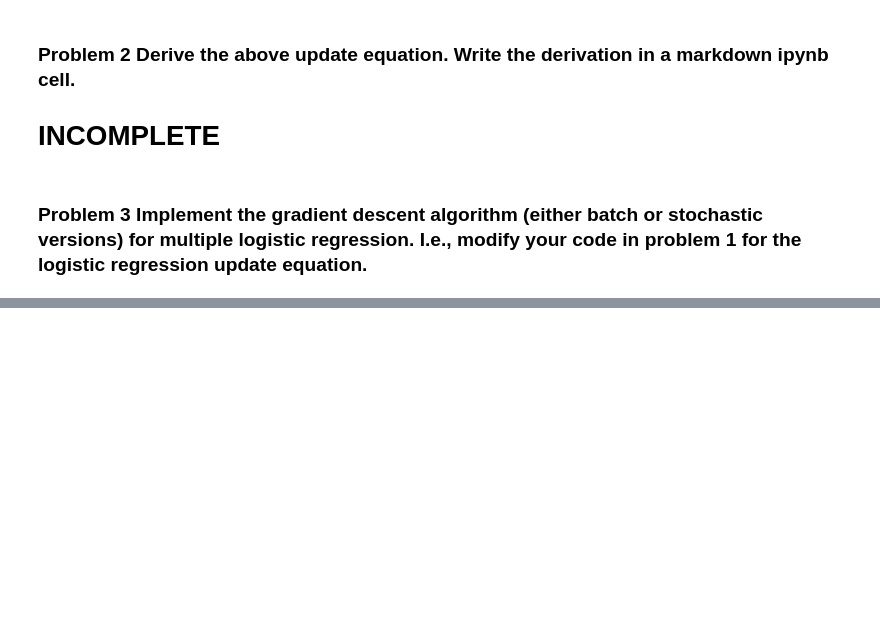
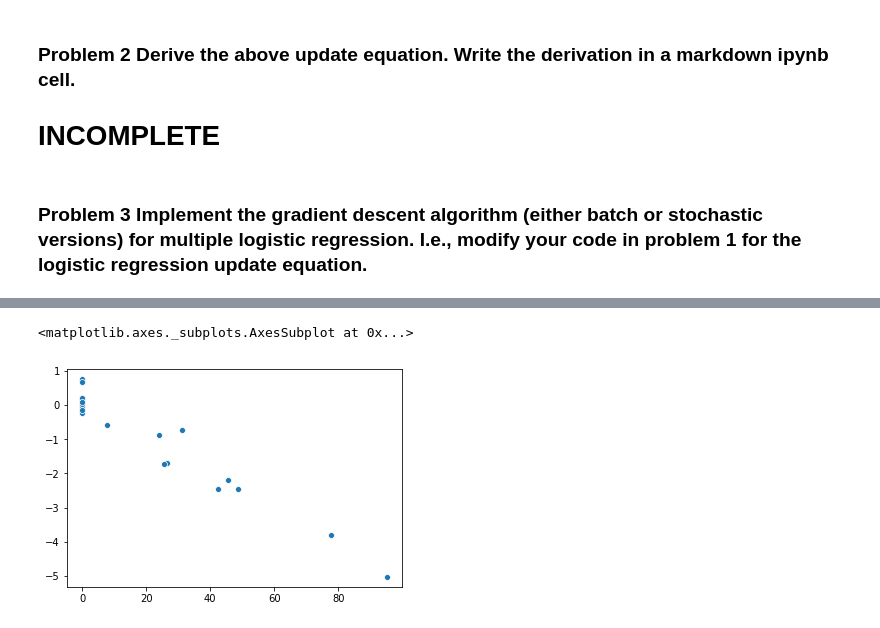
Before and after one commit to chrisyue1998/Data-Science-Projects, a Jupyter notebook: project3/yue_chris_project3.ipynb, the cells around one changed output, grey strips where cells are left out. Saved outputs shown, nothing was run; the diff lists cells and outputs as text; code cells hidden in the pictures; blank space fills up the shorter version.

```diff
--- a/project3/yue_chris_project3.ipynb
+++ b/project3/yue_chris_project3.ipynb
@@ -276,0 +312,22 @@ def lr_gradient_descent(X, y, num_steps, alpha):
+# %%
+#simulate data for logistic regression.  This is similar to linear, only now values are either 0 or 1.
+log_gen_data_x, dump_y, log_gen_data_coef = sklearn.datasets.make_regression(n_samples=100, n_features=20,
+                                                                             noise = 1.5, coef=True)
+log_gen_data_y = np.array([0 if i>0 else 1 for i in dump_y])
+#a really bad estimator
+#returns random vector as estimated parameters
+dummy = np.ndarray([100, 20])
+for index, row in enumerate(dummy):
+    dummy[index] = np.random.normal(0, .1, 20)
+# sns.regplot(x=log_gen_data_x, y=dummy, fit_reg=False)
+
+theta = logr_gradient_descent(log_gen_data_x, log_gen_data_y, 300000, .00001)
+# x_vals, y_vals = make_line(theta)
+# plt.ylim((-2, 2))
+# plt.plot(x_vals, y_vals)
+# plt.show()
+
+sns.scatterplot(x=log_gen_data_coef, y=theta)
+# %% [output]
+<matplotlib.axes._subplots.AxesSubplot at 0x...>
+[figure, added]
```
Also changed, not shown: parts of 26 cells of this notebook.
